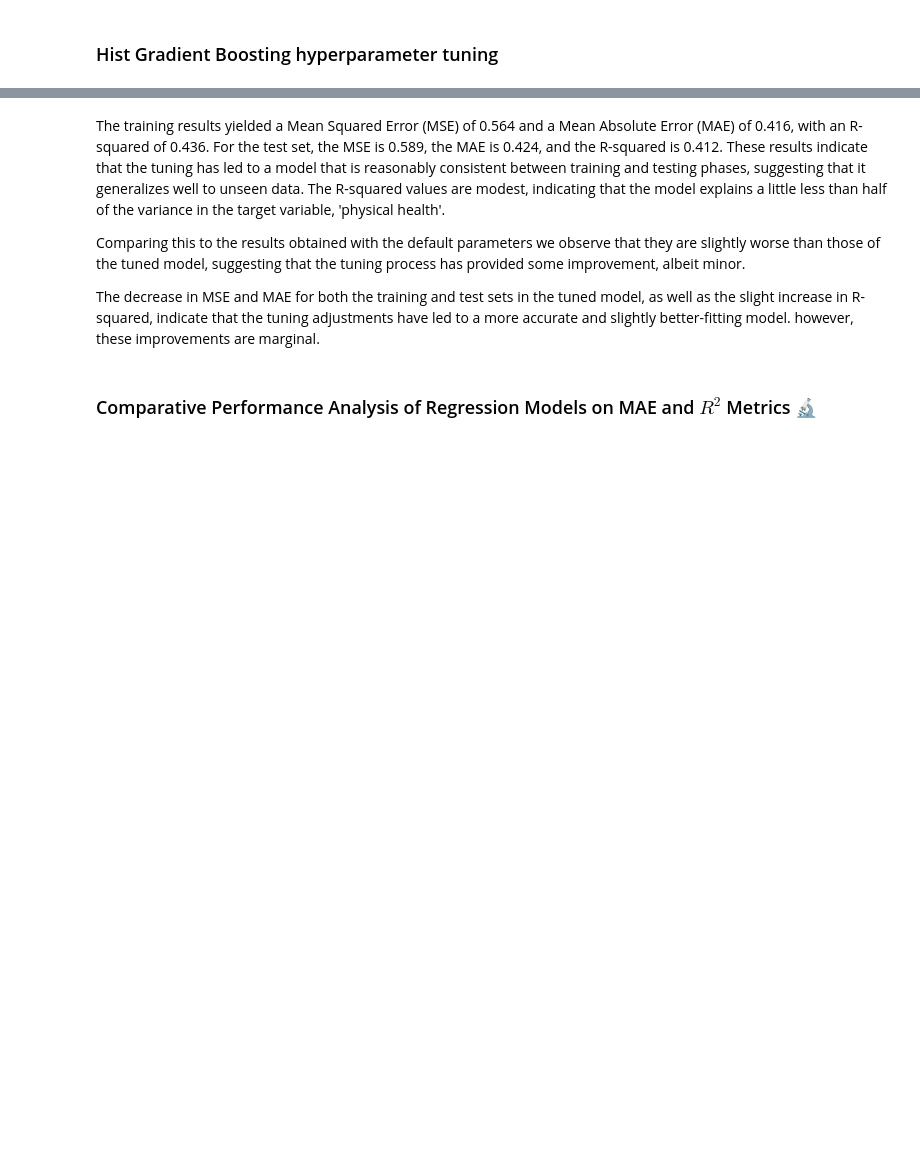
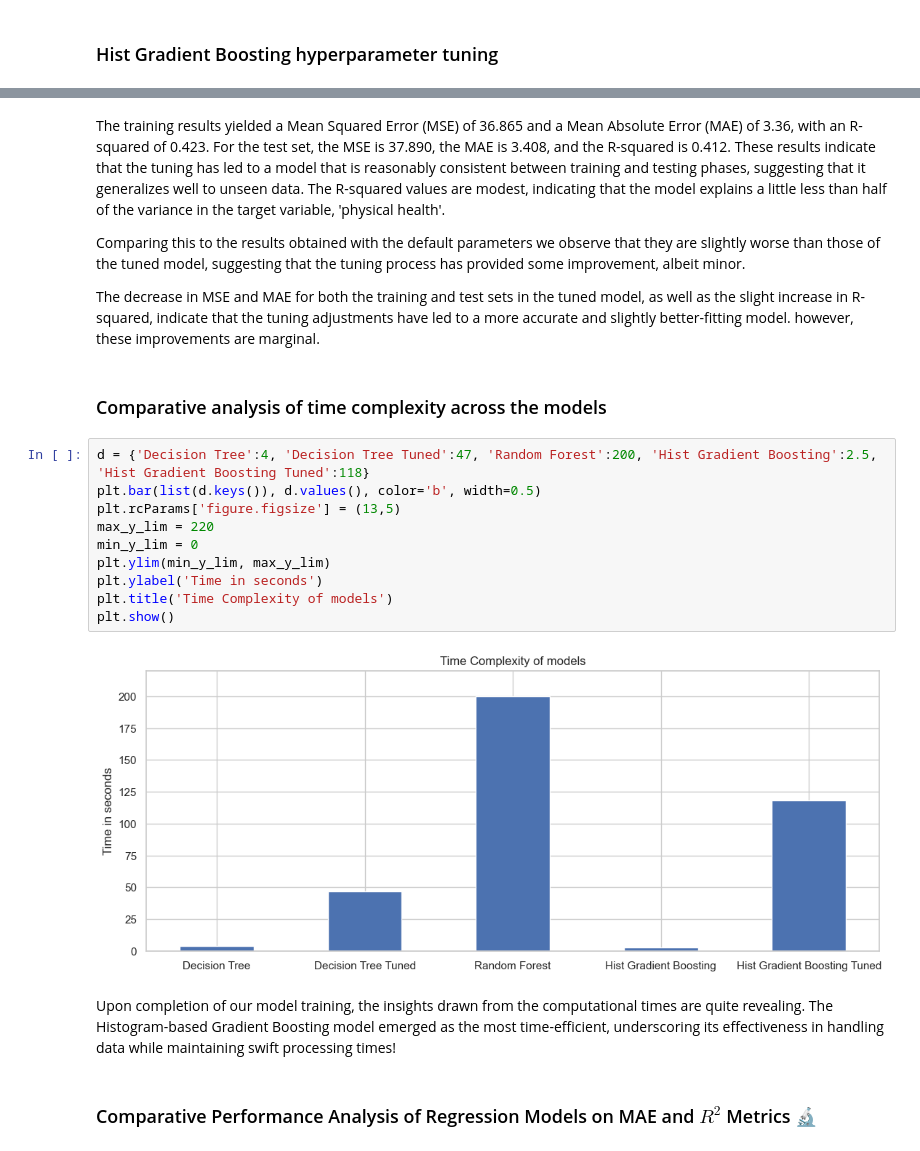
Before and after one commit to Dadd0/AI_MedCare_282401, a Jupyter notebook: main.ipynb, the cells around one changed output, grey strips where cells are left out. Drawn from its saved outputs; the diff is of its cells as text; blank space fills up the shorter version.

Commit message:
time complexity comparison

```diff
--- a/main.ipynb
+++ b/main.ipynb
@@ -1015,11 +1017,27 @@ Mean Squared Error: 37.890
 Mean Absolute Error: 3.408
 R-squared: 0.412
 # %% [markdown]
-The training results yielded a Mean Squared Error (MSE) of 0.564 and a Mean Absolute Error (MAE) of 0.416, with an R-squared of 0.436. For the test set, the MSE is 0.589, the MAE is 0.424, and the R-squared is 0.412. These results indicate that the tuning has led to a model that is reasonably consistent between training and testing phases, suggesting that it generalizes well to unseen data. The R-squared values are modest, indicating that the model explains a little less than half of the variance in the target variable, 'physical health'.
+The training results yielded a Mean Squared Error (MSE) of 36.865 and a Mean Absolute Error (MAE) of 3.36, with an R-squared of 0.423. For the test set, the MSE is 37.890, the MAE is 3.408, and the R-squared is 0.412. These results indicate that the tuning has led to a model that is reasonably consistent between training and testing phases, suggesting that it generalizes well to unseen data. The R-squared values are modest, indicating that the model explains a little less than half of the variance in the target variable, 'physical health'.
 
 Comparing this to the results obtained with the default parameters we observe that they are slightly worse than those of the tuned model, suggesting that the tuning process has provided some improvement, albeit minor.
 
 The decrease in MSE and MAE for both the training and test sets in the tuned model, as well as the slight increase in R-squared, indicate that the tuning adjustments have led to a more accurate and slightly better-fitting model. however, these improvements are marginal.
+# %% [markdown]
+###  Comparative analysis of time complexity across the models
+# %%
+d = {'Decision Tree':4, 'Decision Tree Tuned':47, 'Random Forest':200, 'Hist Gradient Boosting':2.5, 'Hist Gradient Boosting Tuned':118}
+plt.bar(list(d.keys()), d.values(), color='b', width=0.5)
+plt.rcParams['figure.figsize'] = (13,5)
+max_y_lim = 220
+min_y_lim = 0
+plt.ylim(min_y_lim, max_y_lim)
+plt.ylabel('Time in seconds')
+plt.title('Time Complexity of models')
+plt.show()
+# %% [output]
+[figure, added]
+# %% [markdown]
+Upon completion of our model training, the insights drawn from the computational times are quite revealing. The Histogram-based Gradient Boosting model emerged as the most time-efficient, underscoring its effectiveness in handling data while maintaining swift processing times!
 # %% [markdown]
 ### Comparative Performance Analysis of Regression Models on MAE and $R^2$ Metrics 🔬
 # %%
```
Also changed, not shown: parts of 8 cells of this notebook.
